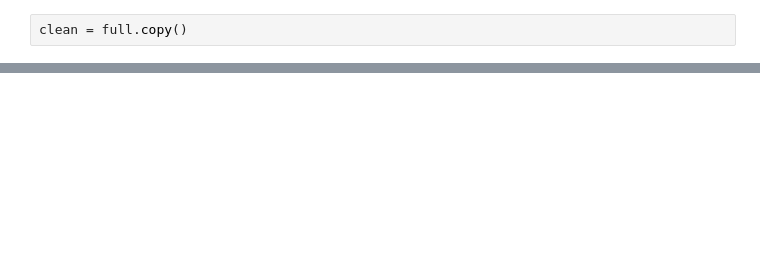
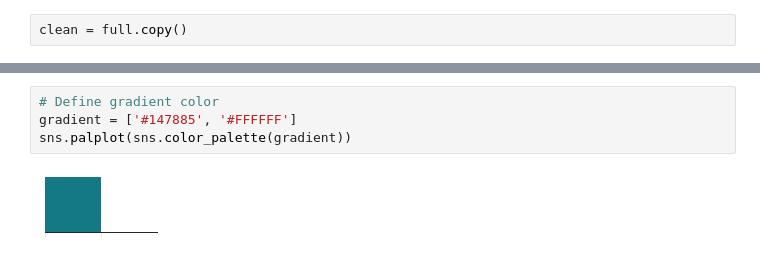
Before and after one commit to talus-analytics-bus/covid-amp-analysis, a Jupyter notebook: visualizations.ipynb, the cells around one changed output, grey strips where cells are left out. Cells and saved outputs as stored; diff of their text form; blank space fills up the shorter version.

```diff
--- a/visualizations.ipynb
+++ b/visualizations.ipynb
@@ -84,0 +98,6 @@ clean = full.copy()
+# %%
+# Define gradient color
+gradient = ['#147885', '#FFFFFF']
+sns.palplot(sns.color_palette(gradient))
+# %% [output]
+[figure, added]
```
Also changed, not shown: parts of 17 cells of this notebook, 2 other files.
